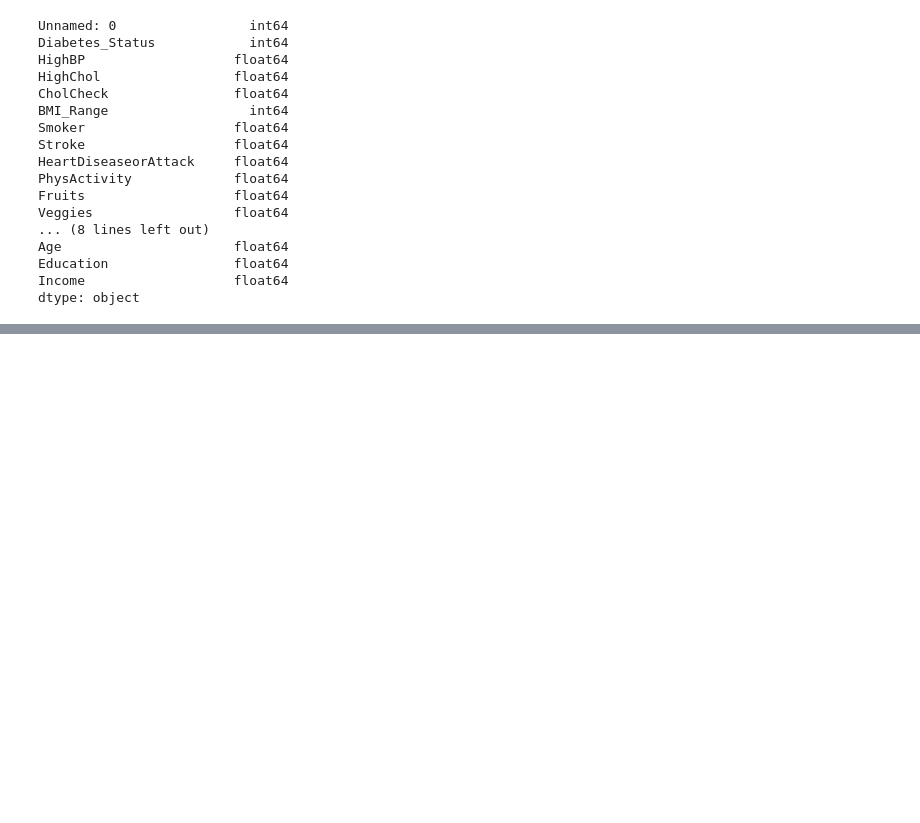
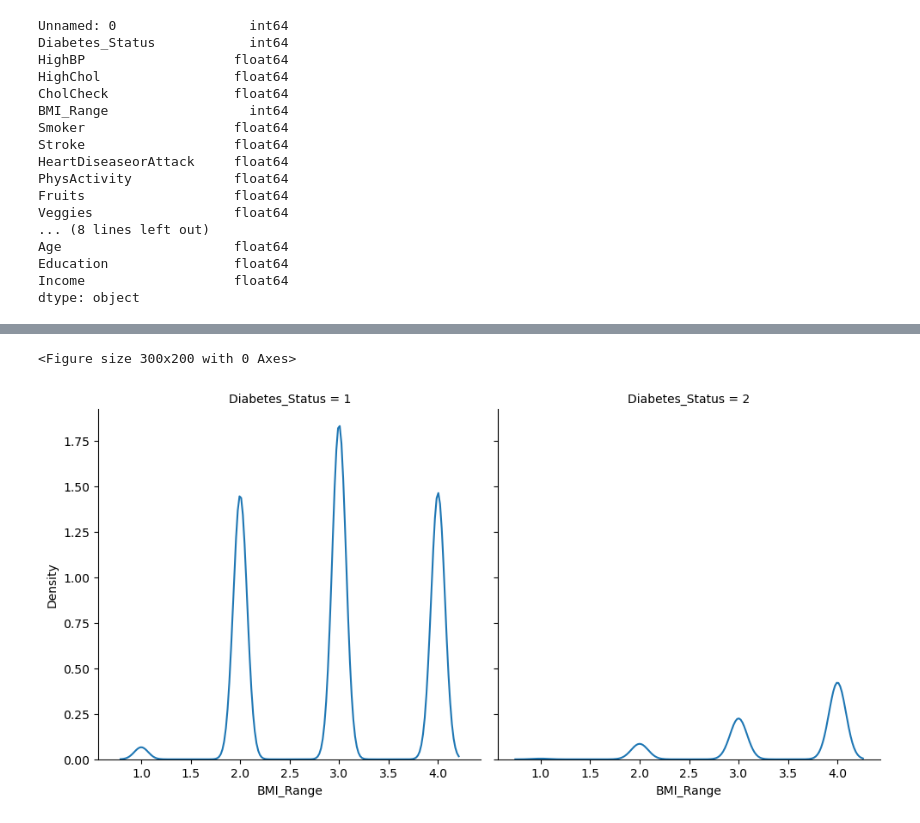
Before and after one commit to TRNisbet/laughing-octo-pancake, a Jupyter notebook: Visualization_work.ipynb, the cells around one changed output, grey strips where cells are left out. Drawn from its saved outputs; the diff is of its cells as text; code cells hidden in the pictures; blank space fills up the shorter version.

```diff
--- a/Visualization_work.ipynb
+++ b/Visualization_work.ipynb
@@ -61,0 +100,12 @@ dtype: object
+# %%
+# BMI Binning was completed for csv file used
+# BMI 1 is less than 18.5
+# BMI 2  is 18.5 to 24.9,
+# BMI 3  is 25.0 to 29.9
+# BMI 4 is 30.0 or higher
+# BMI correlation to Diabetes
+plt.figure(figsize=(3,2))
+sns.displot(x='BMI_Range', col='Diabetes_Status' , data = Diabetes_data_df, kind="kde" ,palette="Set2");
+# %% [output]
+<Figure size 300x200 with 0 Axes>
+[figure, added]
```
Also changed, not shown: parts of 13 cells of this notebook.
